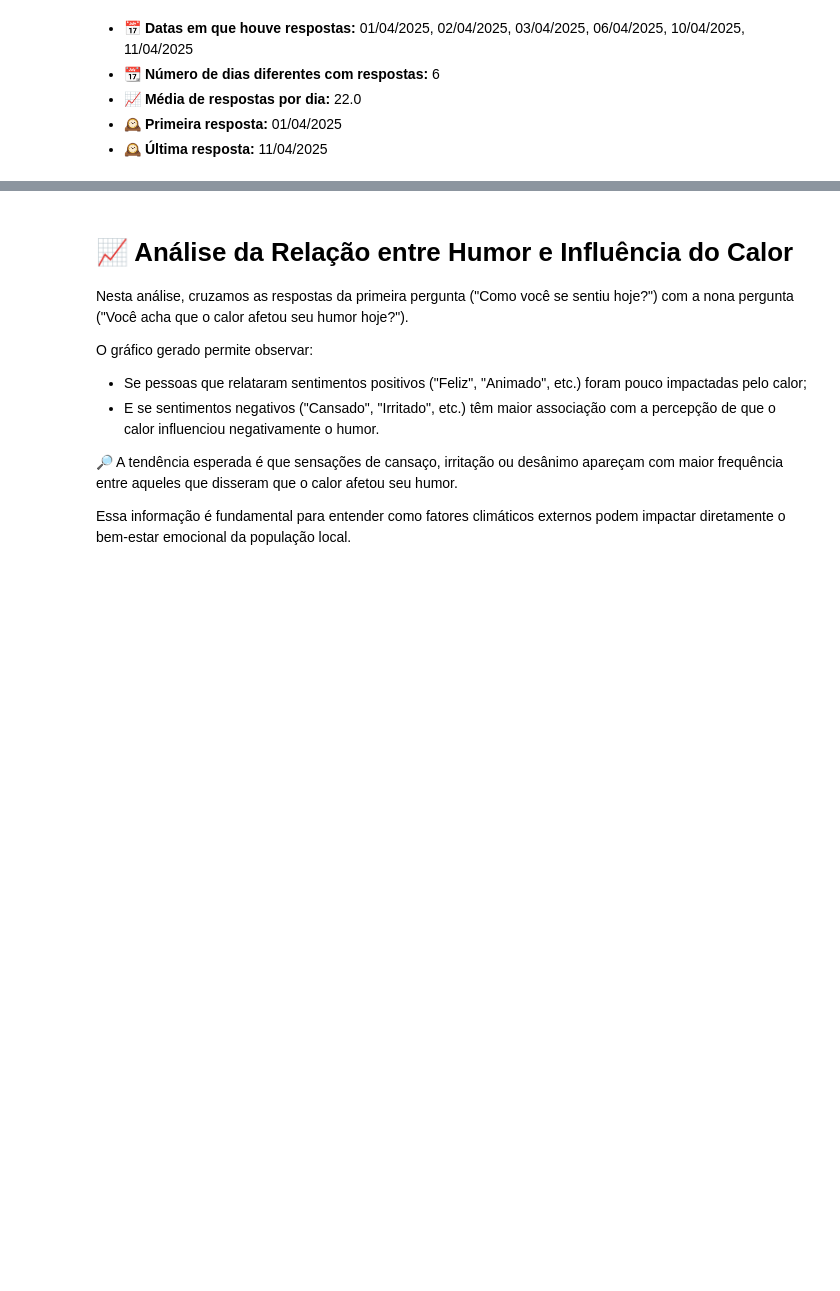
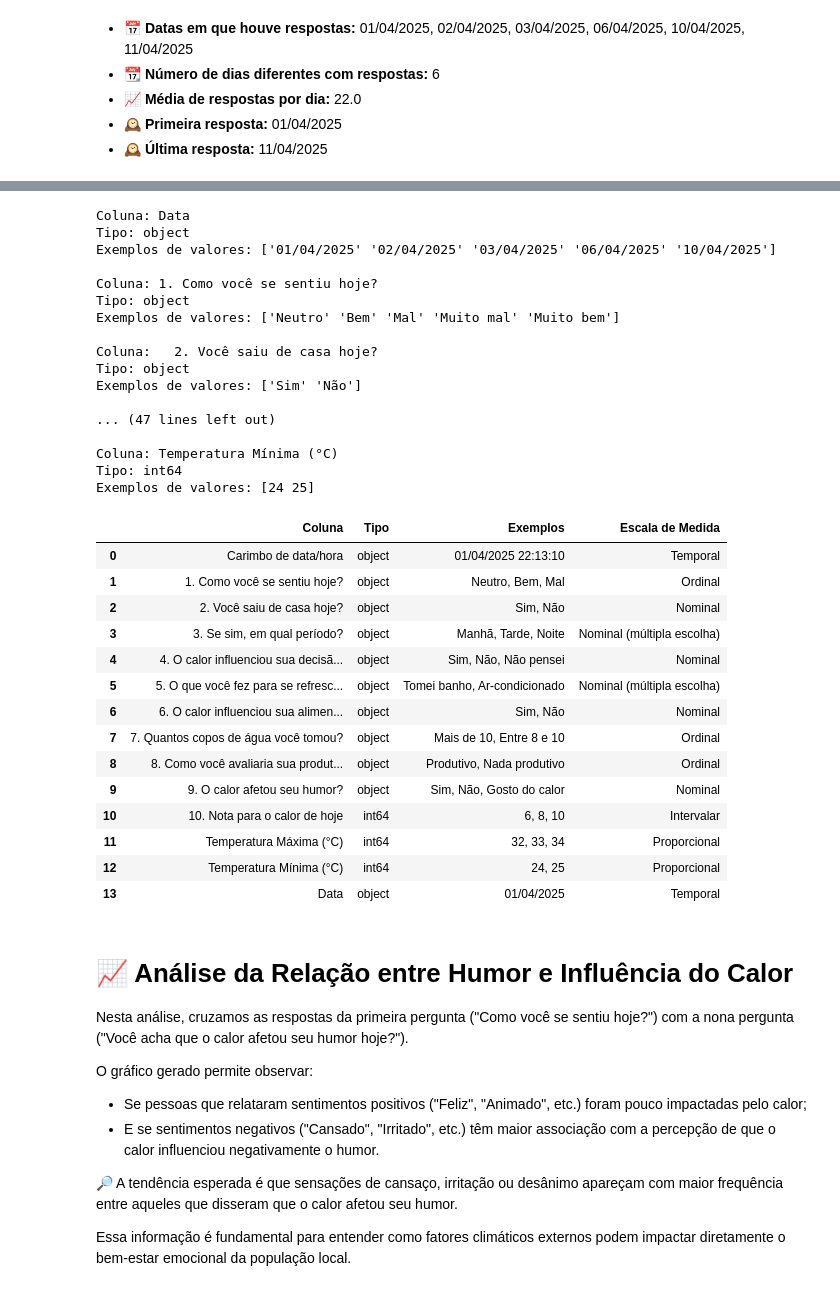
Before and after one commit to FranCosMonX/UFPI---Ciencia-de-dados, a Jupyter notebook: computacao_aplicada.ipynb, the cells around one changed output, grey strips where cells are left out. Drawn from its saved outputs; the diff is of its cells as text; code cells hidden in the pictures; blank space fills up the shorter version.

```diff
--- a/computacao_aplicada.ipynb
+++ b/computacao_aplicada.ipynb
@@ -144,3 +148,62 @@ display(Markdown(f"""
+# %%
+for col in df.columns:
+    print(f"\nColuna: {col}")
+    print("Tipo:", df[col].dtype)
+    print("Exemplos de valores:", df[col].unique()[:5])
+
+# Tabela de escalas de medida
+tabela_escalas = [
+    {"Coluna": "Carimbo de data/hora", "Tipo": "object", "Exemplos": "01/04/2025 22:13:10", "Escala de Medida": "Temporal"},
+    {"Coluna": "1. Como você se sentiu hoje?", "Tipo": "object", "Exemplos": "Neutro, Bem, Mal", "Escala de Medida": "Ordinal"},
+    {"Coluna": "2. Você saiu de casa hoje?", "Tipo": "object", "Exemplos": "Sim, Não", "Escala de Medida": "Nominal"},
+    {"Coluna": "3. Se sim, em qual período?", "Tipo": "object", "Exemplos": "Manhã, Tarde, Noite", "Escala de Medida": "Nominal (múltipla escolha)"},
+    {"Coluna": "4. O calor influenciou sua decisão de sair ou ficar em casa?", "Tipo": "object", "Exemplos": "Sim, Não, Não pensei", "Escala de Medida": "Nominal"},
+    {"Coluna": "5. O que você fez para se refrescar hoje?", "Tipo": "object", "Exemplos": "Tomei banho, Ar-condicionado", "Escala de Medida": "Nominal (múltipla escolha)"},
+    {"Coluna": "6. O calor influenciou sua alimentação hoje?", "Tipo": "object", "Exemplos": "Sim, Não", "Escala de Medida": "Nominal"},
+    {"Coluna": "7. Quantos copos de água você tomou?", "Tipo": "object", "Exemplos": "Mais de 10, Entre 8 e 10", "Escala de Medida": "Ordinal"},
+    {"Coluna": "8. Como você avaliaria sua produtividade hoje?", "Tipo": "object", "Exemplos": "Produtivo, Nada produtivo", "Escala de Medida": "Ordinal"},
+    {"Coluna": "9. O calor afetou seu humor?", "Tipo": "object", "Exemplos": "Sim, Não, Gosto do calor", "Escala de Medida": "Nominal"},
+    {"Coluna": "10. Nota para o calor de hoje", "Tipo": "int64", "Exemplos": "6, 8, 10", "Escala de Medida": "Intervalar"},
+    {"Coluna": "Temperatura Máxima (°C)", "Tipo": "int64", "Exemplos": "32, 33, 34", "Escala de Medida": "Proporcional"},
+    {"Coluna": "Temperatura Mínima (°C)", "Tipo": "int64", "Exemplos": "24, 25", "Escala de Medida": "Proporcional"},
+    {"Coluna": "Data", "Tipo": "object", "Exemplos": "01/04/2025", "Escala de Medida": "Temporal"},
+]
+
+df_escalas = pd.DataFrame(tabela_escalas)
+df_escalas
+# %% [output]
+Coluna: Data
+Tipo: object
+Exemplos de valores: ['01/04/2025' '02/04/2025' '03/04/2025' '06/04/2025' '10/04/2025']
+
+Coluna: 1. Como você se sentiu hoje?
+Tipo: object
+Exemplos de valores: ['Neutro' 'Bem' 'Mal' 'Muito mal' 'Muito bem']
+
+Coluna:   2. Você saiu de casa hoje?
+Tipo: object
+Exemplos de valores: ['Sim' 'Não']
+
+... (47 lines left out)
+
+Coluna: Temperatura Mínima (°C)
+Tipo: int64
+Exemplos de valores: [24 25]
+|  | Coluna | Tipo | Exemplos | Escala de Medida |
+| 0 | Carimbo de data/hora | object | 01/04/2025 22:13:10 | Temporal |
+| 1 | 1. Como você se sentiu hoje? | object | Neutro, Bem, Mal | Ordinal |
+| 2 | 2. Você saiu de casa hoje? | object | Sim, Não | Nominal |
+| 3 | 3. Se sim, em qual período? | object | Manhã, Tarde, Noite | Nominal (múltipla escolha) |
+| 4 | 4. O calor influenciou sua decisã... | object | Sim, Não, Não pensei | Nominal |
+| 5 | 5. O que você fez para se refresc... | object | Tomei banho, Ar-condicionado | Nominal (múltipla escolha) |
+| 6 | 6. O calor influenciou sua alimen... | object | Sim, Não | Nominal |
+| 7 | 7. Quantos copos de água você tomou? | object | Mais de 10, Entre 8 e 10 | Ordinal |
+| 8 | 8. Como você avaliaria sua produt... | object | Produtivo, Nada produtivo | Ordinal |
+| 9 | 9. O calor afetou seu humor? | object | Sim, Não, Gosto do calor | Nominal |
+| 10 | 10. Nota para o calor de hoje | int64 | 6, 8, 10 | Intervalar |
+| 11 | Temperatura Máxima (°C) | int64 | 32, 33, 34 | Proporcional |
+| 12 | Temperatura Mínima (°C) | int64 | 24, 25 | Proporcional |
+| 13 | Data | object | 01/04/2025 | Temporal |
 # %% [markdown]
 # 📈 Análise da Relação entre Humor e Influência do Calor
 
```
Also changed, not shown: parts of 1 cell of this notebook.
